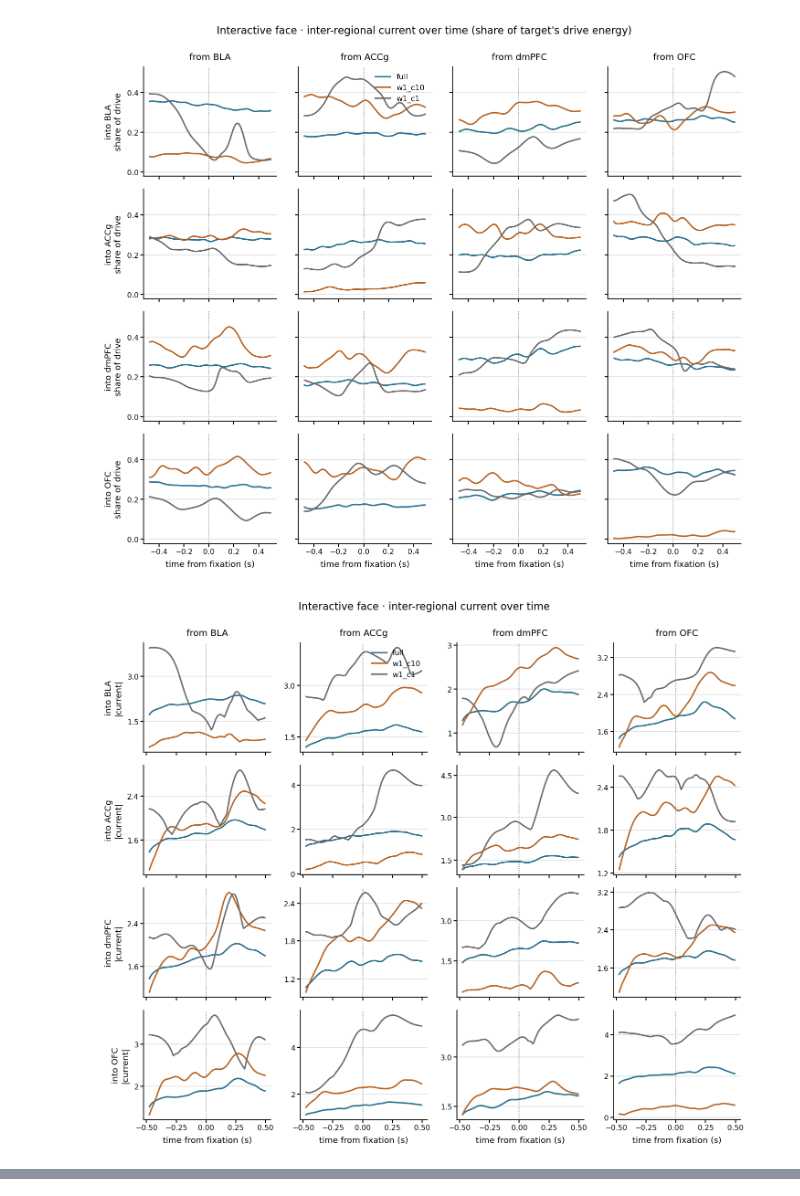
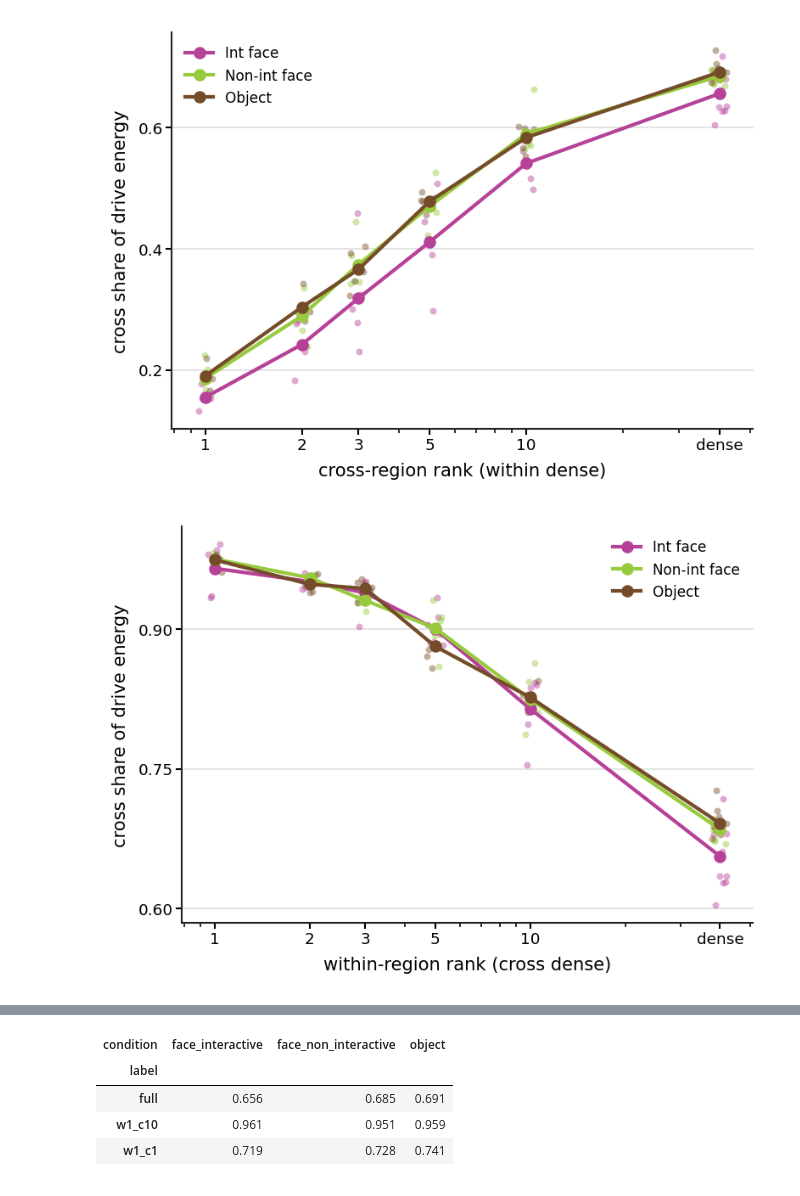
Before and after one commit to gprabaha/dal_monte_2022_analysis, a Jupyter notebook: notebooks/mrnn_chapter/02b_bottleneck_properties.ipynb, the cells around one changed output, grey strips where cells are left out. Saved outputs shown, nothing was run; the diff lists cells and outputs as text; code cells hidden in the pictures.

```diff
--- a/notebooks/mrnn_chapter/02b_bottleneck_properties.ipynb
+++ b/notebooks/mrnn_chapter/02b_bottleneck_properties.ipynb
@@ -240,14 +241,13 @@ to the magnitudes.
 # %%
-FLOW_CELLS = [c for c in ["full"] + [v.label for v in audit.rank_grid_variants(RANKS, base_overrides={}, include_marginals=True)
-                                     if v.arm != "grid" or v.label in REFERENCE_CELLS] if c in ARMS]
-flow = cached("time_resolved_flow",
-              lambda: audit.collect_over_arms({c: ARMS[c] for c in FLOW_CELLS}, audit.time_resolved_flow))
-show(aviz.plot_flow_matrix(flow, cells=REFERENCE_CELLS, condition="face_interactive", normalise="share"),
-     "fig05a_flow_share_int_face")
-show(aviz.plot_flow_matrix(flow, cells=REFERENCE_CELLS, condition="face_interactive"),
-     "fig05b_flow_raw_int_face")
-show(aviz.plot_flow_matrix(flow, cells=[SELECTED["label"]], normalise="share"),
-     "fig05c_flow_share_by_condition_selected")
+props = with_ranks(cached("region_state_properties",
+                          lambda: audit.collect_over_arms(ARMS, audit.region_state_properties)))
+show(aviz.plot_property_vs_rank_pooled(props[props["rank_within"] == HIDDEN_UNITS], "cross_energy_fraction",
+                                       rank_column="rank_cross", hidden_units=HIDDEN_UNITS,
+                                       ylabel="cross share of drive energy"), "fig05a_cross_share_vs_cross_rank")
+show(aviz.plot_property_vs_rank_pooled(props[props["rank_cross"] == HIDDEN_UNITS], "cross_energy_fraction",
+                                       rank_column="rank_within", hidden_units=HIDDEN_UNITS,
+                                       ylabel="cross share of drive energy"), "fig05b_cross_share_vs_within_rank")
+display(props.groupby(["label", "condition"])["cross_energy_fraction"].mean().unstack().loc[REFERENCE_CELLS].round(3))
 # %% [output]
-[figure, old version]
+[figure, new version]
-[figure, old version]
+[figure, new version]
@@ -255 +254,6 @@ show(aviz.plot_flow_matrix(flow, cells=[SELECTED["label"]], normalise="share"),
+| condition | face_interactive | face_non_interactive | object |
+| label |  |  |  |
+| full | 0.656 | 0.685 | 0.691 |
+| w1_c10 | 0.961 | 0.951 | 0.959 |
+| w1_c1 | 0.719 | 0.728 | 0.741 |
 # %% [markdown]
```
Also changed, not shown: parts of 33 cells of this notebook, 4 other files.
